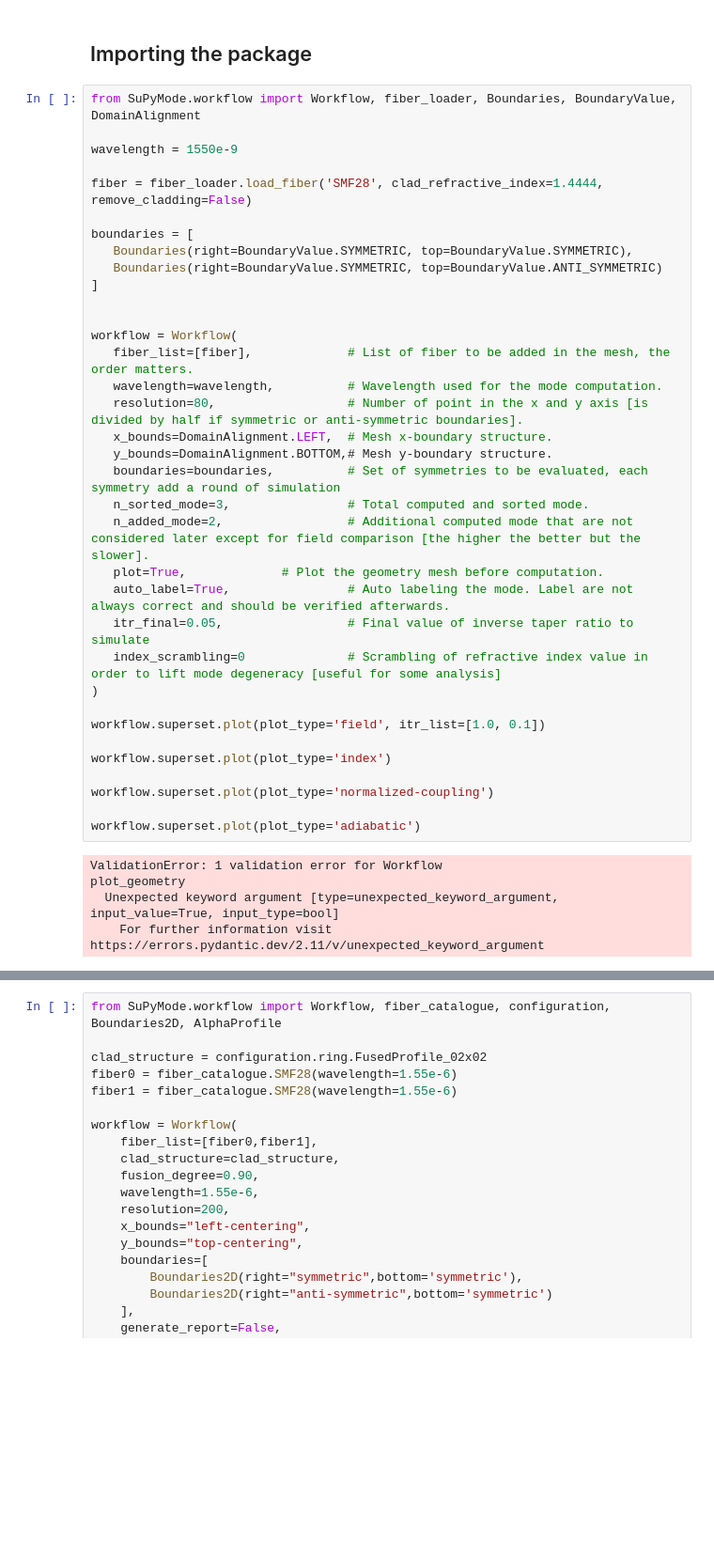
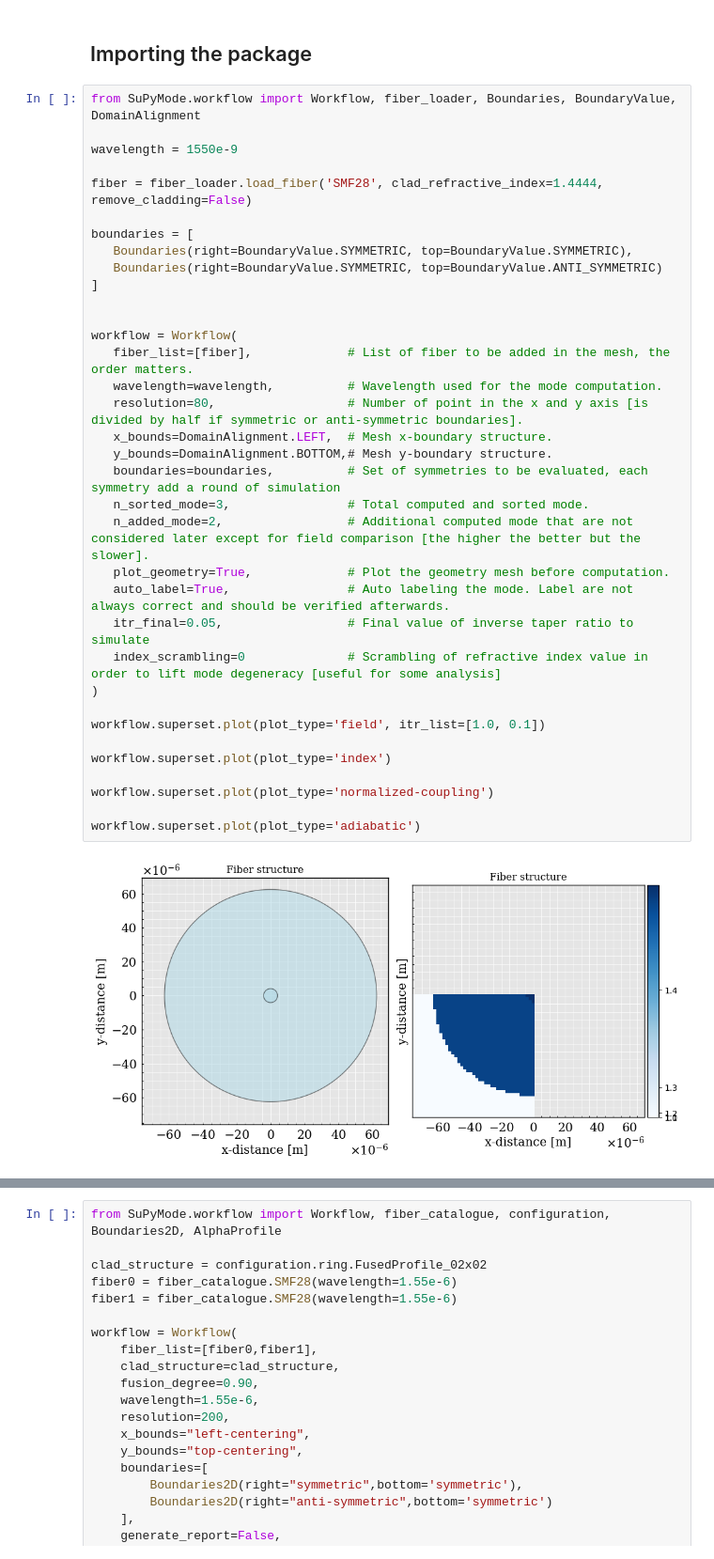
Before and after one commit to kabume/Bast, a Jupyter notebook: notebook.ipynb, the cells around one changed output, grey strips where cells are left out. Shown: that part at 94% size. Drawn from its saved outputs; the diff is of its cells as text; blank space fills up the shorter version.

```diff
--- a/notebook.ipynb
+++ b/notebook.ipynb
@@ -17,35 +23,32 @@ wavelength = 1550e-9
 fiber = fiber_loader.load_fiber('SMF28', clad_refractive_index=1.4444, remove_cladding=False)
 
 boundaries = [
    Boundaries(right=BoundaryValue.SYMMETRIC, top=BoundaryValue.SYMMETRIC),
    Boundaries(right=BoundaryValue.SYMMETRIC, top=BoundaryValue.ANTI_SYMMETRIC)
 ]
 
 
 workflow = Workflow(
    fiber_list=[fiber],             # List of fiber to be added in the mesh, the order matters.
    wavelength=wavelength,          # Wavelength used for the mode computation.
    resolution=80,                  # Number of point in the x and y axis [is divided by half if symmetric or anti-symmetric boundaries].
    x_bounds=DomainAlignment.LEFT,  # Mesh x-boundary structure.
    y_bounds=DomainAlignment.BOTTOM,# Mesh y-boundary structure.
    boundaries=boundaries,          # Set of symmetries to be evaluated, each symmetry add a round of simulation
    n_sorted_mode=3,                # Total computed and sorted mode.
    n_added_mode=2,                 # Additional computed mode that are not considered later except for field comparison [the higher the better but the slower].
-   plot=True,             # Plot the geometry mesh before computation.
+   plot_geometry=True,             # Plot the geometry mesh before computation.
    auto_label=True,                # Auto labeling the mode. Label are not always correct and should be verified afterwards.
    itr_final=0.05,                 # Final value of inverse taper ratio to simulate
    index_scrambling=0              # Scrambling of refractive index value in order to lift mode degeneracy [useful for some analysis]
 )
 
 workflow.superset.plot(plot_type='field', itr_list=[1.0, 0.1])
 
 workflow.superset.plot(plot_type='index')
 
 workflow.superset.plot(plot_type='normalized-coupling')
 
 workflow.superset.plot(plot_type='adiabatic')
 # %% [output]
-ValidationError: 1 validation error for Workflow
-plot_geometry
-  Unexpected keyword argument [type=unexpected_keyword_argument, input_value=True, input_type=bool]
-    For further information visit https://errors.pydantic.dev/2.11/v/unexpected_keyword_argument
+[figure, added]
```
Also changed, not shown: parts of 3 cells of this notebook.
